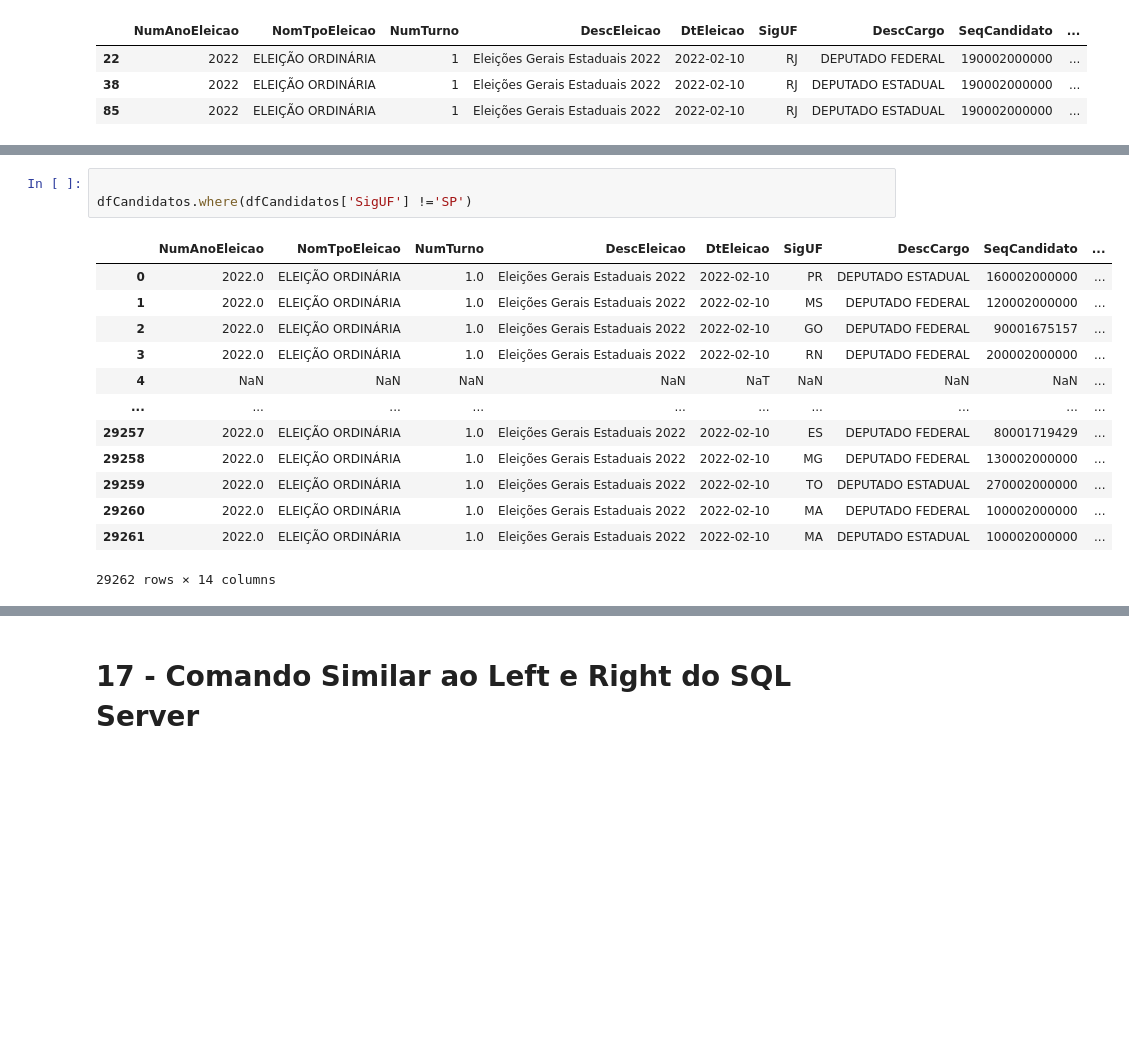
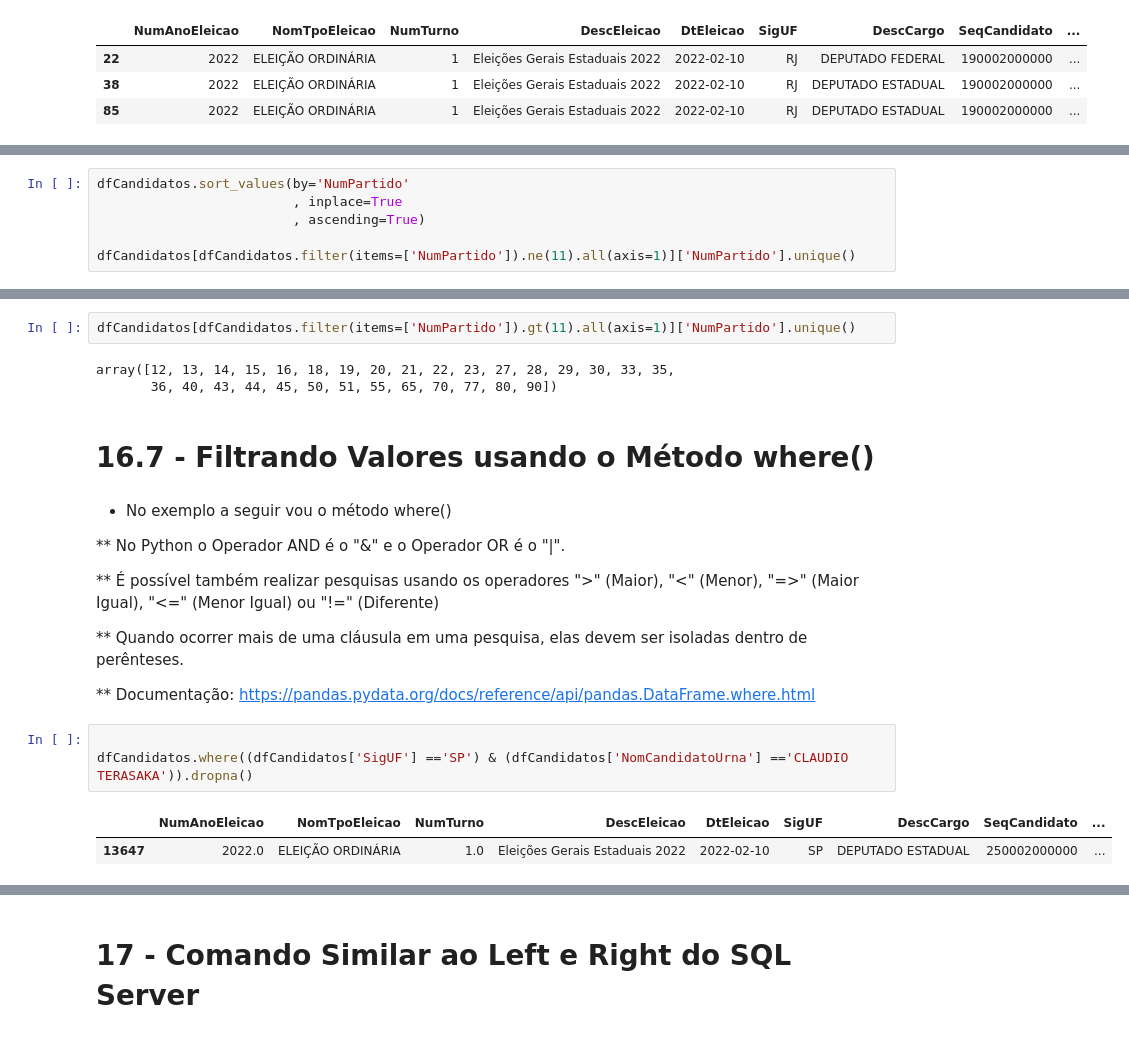
Before and after one commit to dbaassists/Python, a Jupyter notebook: ProjetoPythonKB/Projeto KB Python.ipynb, the cells around one changed output, grey strips where cells are left out. Drawn from its saved outputs; the diff is of its cells as text; blank space fills up the shorter version.

Commit message:
Novas Atualizações
Inclusão de novos exemplos
Melhoria nos comandos
Inclusão de explicações de cada comando
Inclusão de referências com a documentação oficial do python/pandas

```diff
--- a/ProjetoPythonKB/Projeto KB Python.ipynb
+++ b/ProjetoPythonKB/Projeto KB Python.ipynb
@@ -805,0 +895,6 @@ dfCandidatos[(dfCandidatos['SigUF']=='RJ') & (dfCandidatos['DescCargo']=='DEPUTA
+# %%
+dfCandidatos.sort_values(by='NumPartido'
+                         , inplace=True
+                         , ascending=True)
+
+dfCandidatos[dfCandidatos.filter(items=['NumPartido']).ne(11).all(axis=1)]['NumPartido'].unique()
@@ -806,17 +949,23 @@ dfCandidatos[(dfCandidatos['SigUF']=='RJ') & (dfCandidatos['DescCargo']=='DEPUTA
+# %%
+dfCandidatos[dfCandidatos.filter(items=['NumPartido']).gt(11).all(axis=1)]['NumPartido'].unique()
+# %% [output]
+array([12, 13, 14, 15, 16, 18, 19, 20, 21, 22, 23, 27, 28, 29, 30, 33, 35,
+       36, 40, 43, 44, 45, 50, 51, 55, 65, 70, 77, 80, 90])
+# %% [markdown]
+# 16.7 - Filtrando Valores usando o Método where()
+# %% [markdown]
+* No exemplo a seguir vou o método where()
+
+** No Python o Operador AND é o "&" e o Operador OR é o "|".
+
+** É possível também realizar pesquisas usando os operadores ">" (Maior), "<" (Menor), "=>" (Maior Igual), "<=" (Menor Igual) ou "!=" (Diferente)
+
+** Quando ocorrer mais de uma cláusula em uma pesquisa, elas devem ser isoladas dentro de perênteses.
+
+** Documentação: https://pandas.pydata.org/docs/reference/api/pandas.DataFrame.where.html
 # %%
 
-dfCandidatos.where(dfCandidatos['SigUF'] !='SP')
+dfCandidatos.where((dfCandidatos['SigUF'] =='SP') & (dfCandidatos['NomCandidatoUrna'] =='CLAUDIO TERASAKA')).dropna()
 # %% [output]
 |  | NumAnoEleicao | NomTpoEleicao | NumTurno | DescEleicao | DtEleicao | SigUF | DescCargo | SeqCandidato | ... |
-| 0 | 2022.0 | ELEIÇÃO ORDINÁRIA | 1.0 | Eleições Gerais Estaduais 2022 | 2022-02-10 | PR | DEPUTADO ESTADUAL | 160002000000 | ... |
-| 1 | 2022.0 | ELEIÇÃO ORDINÁRIA | 1.0 | Eleições Gerais Estaduais 2022 | 2022-02-10 | MS | DEPUTADO FEDERAL | 120002000000 | ... |
-| 2 | 2022.0 | ELEIÇÃO ORDINÁRIA | 1.0 | Eleições Gerais Estaduais 2022 | 2022-02-10 | GO | DEPUTADO FEDERAL | 90001675157 | ... |
-| 3 | 2022.0 | ELEIÇÃO ORDINÁRIA | 1.0 | Eleições Gerais Estaduais 2022 | 2022-02-10 | RN | DEPUTADO FEDERAL | 200002000000 | ... |
-| 4 | NaN | NaN | NaN | NaN | NaT | NaN | NaN | NaN | ... |
-| ... | ... | ... | ... | ... | ... | ... | ... | ... | ... |
-| 29257 | 2022.0 | ELEIÇÃO ORDINÁRIA | 1.0 | Eleições Gerais Estaduais 2022 | 2022-02-10 | ES | DEPUTADO FEDERAL | 80001719429 | ... |
-| 29258 | 2022.0 | ELEIÇÃO ORDINÁRIA | 1.0 | Eleições Gerais Estaduais 2022 | 2022-02-10 | MG | DEPUTADO FEDERAL | 130002000000 | ... |
-| 29259 | 2022.0 | ELEIÇÃO ORDINÁRIA | 1.0 | Eleições Gerais Estaduais 2022 | 2022-02-10 | TO | DEPUTADO ESTADUAL | 270002000000 | ... |
-| 29260 | 2022.0 | ELEIÇÃO ORDINÁRIA | 1.0 | Eleições Gerais Estaduais 2022 | 2022-02-10 | MA | DEPUTADO FEDERAL | 100002000000 | ... |
-| 29261 | 2022.0 | ELEIÇÃO ORDINÁRIA | 1.0 | Eleições Gerais Estaduais 2022 | 2022-02-10 | MA | DEPUTADO ESTADUAL | 100002000000 | ... |
+| 13647 | 2022.0 | ELEIÇÃO ORDINÁRIA | 1.0 | Eleições Gerais Estaduais 2022 | 2022-02-10 | SP | DEPUTADO ESTADUAL | 250002000000 | ... |
-29262 rows × 14 columns
```
Also changed, not shown: parts of 53 cells of this notebook.
